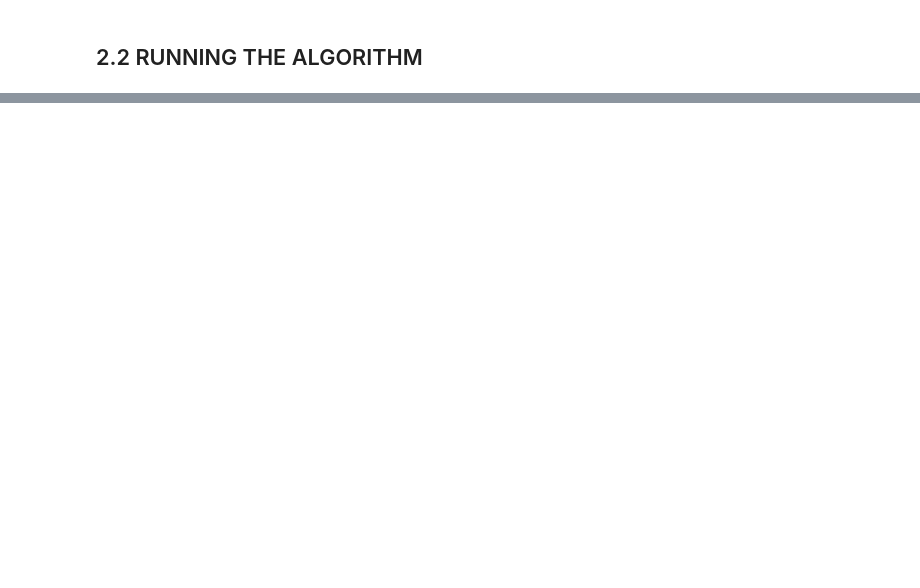
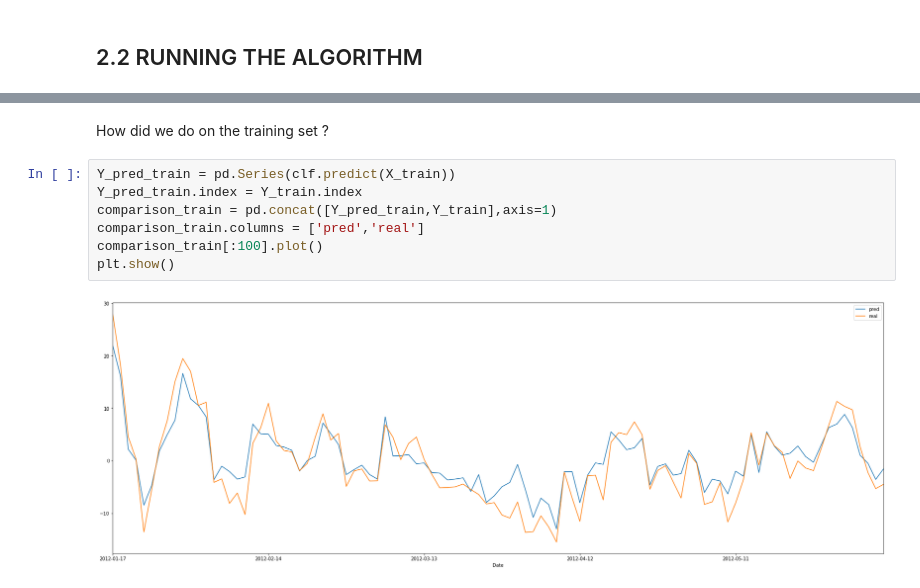
Before and after one commit to edouardcuny/quant, a Jupyter notebook: Carmela/playing.ipynb, the cells around one changed output, grey strips where cells are left out. Drawn from its saved outputs; the diff is of its cells as text; blank space fills up the shorter version.

```diff
--- a/Carmela/playing.ipynb
+++ b/Carmela/playing.ipynb
@@ -286,0 +255,11 @@ array([  3.62990044e-01,  -1.54169058e+00,   1.03113203e+00,
+# %% [markdown]
+How did we do on the training set ?
+# %%
+Y_pred_train = pd.Series(clf.predict(X_train))
+Y_pred_train.index = Y_train.index
+comparison_train = pd.concat([Y_pred_train,Y_train],axis=1)
+comparison_train.columns = ['pred','real']
+comparison_train[:100].plot()
+plt.show()
+# %% [output]
+[figure, added]
```
Also changed, not shown: parts of 34 cells of this notebook, 2 other files.
